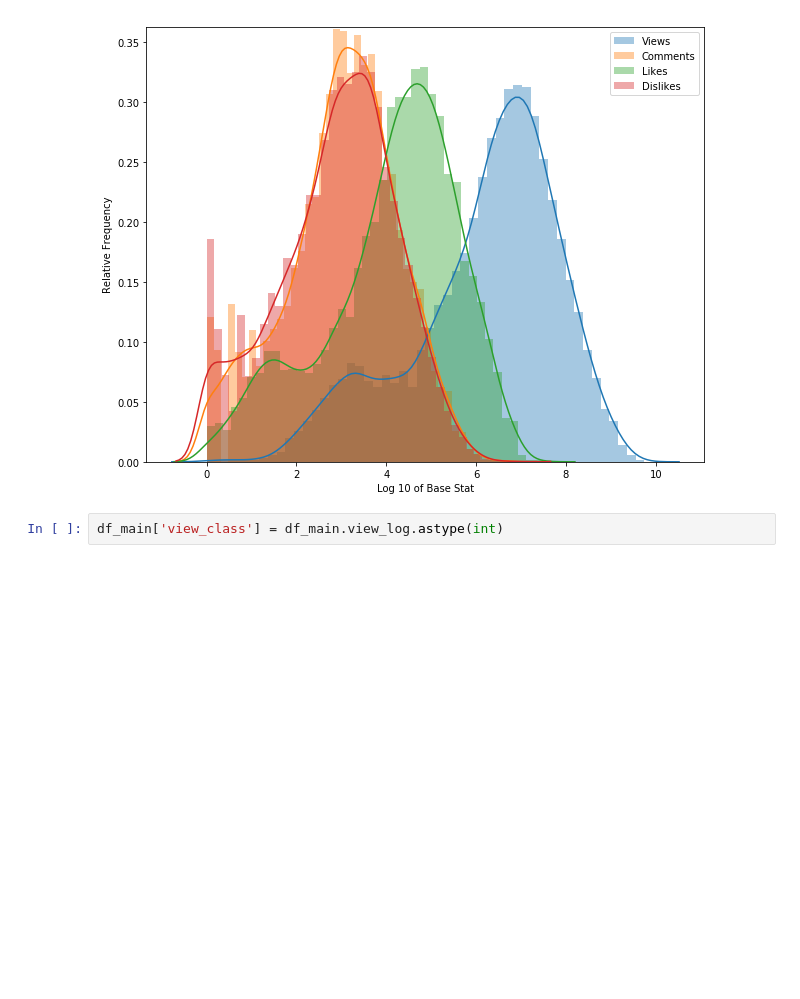
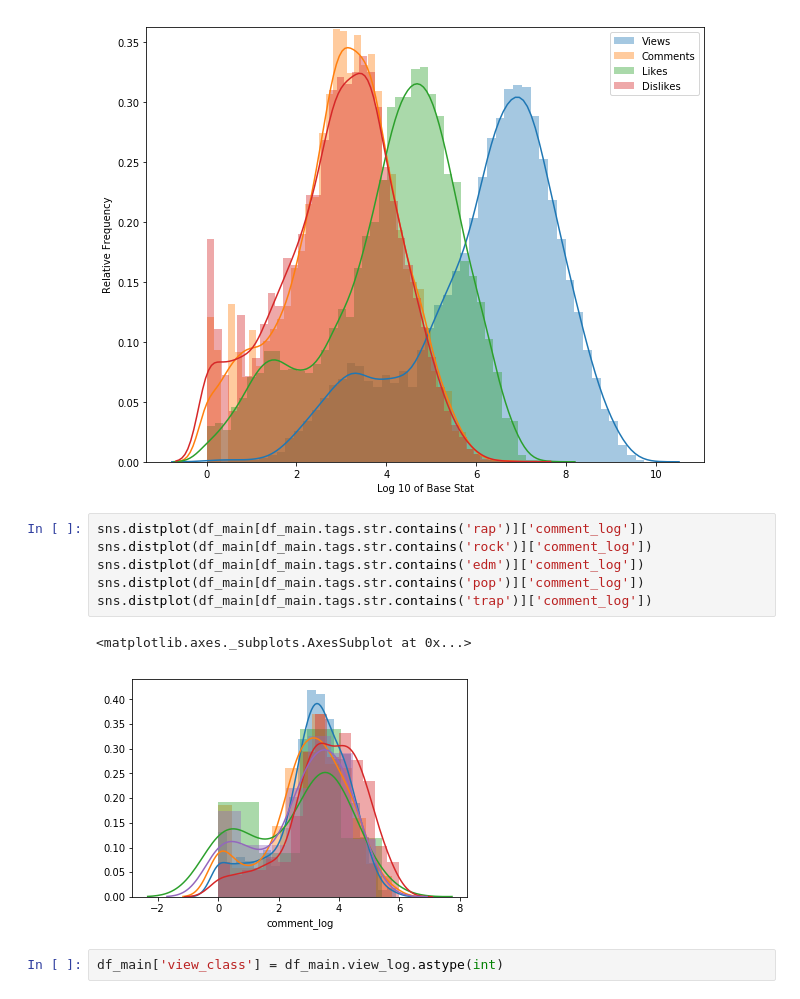
Before and after one commit to conorbarryhoke/Capstone, a Jupyter notebook: EDA_Dedicated.ipynb, the cells around one changed output. Cells and saved outputs as stored; diff of their text form; blank space fills up the shorter version.

```diff
--- a/EDA_Dedicated.ipynb
+++ b/EDA_Dedicated.ipynb
@@ -135,6 +135,15 @@ ax.legend()
 # %% [output]
 <matplotlib.legend.Legend at 0x...>
 [figure]
+# %%
+sns.distplot(df_main[df_main.tags.str.contains('rap')]['comment_log'])
+sns.distplot(df_main[df_main.tags.str.contains('rock')]['comment_log'])
+sns.distplot(df_main[df_main.tags.str.contains('edm')]['comment_log'])
+sns.distplot(df_main[df_main.tags.str.contains('pop')]['comment_log'])
+sns.distplot(df_main[df_main.tags.str.contains('trap')]['comment_log'])
+# %% [output]
+<matplotlib.axes._subplots.AxesSubplot at 0x...>
+[figure, added]
 # %%
 df_main['view_class'] = df_main.view_log.astype(int)
 # %%
```
Also changed, not shown: 3 other files.
